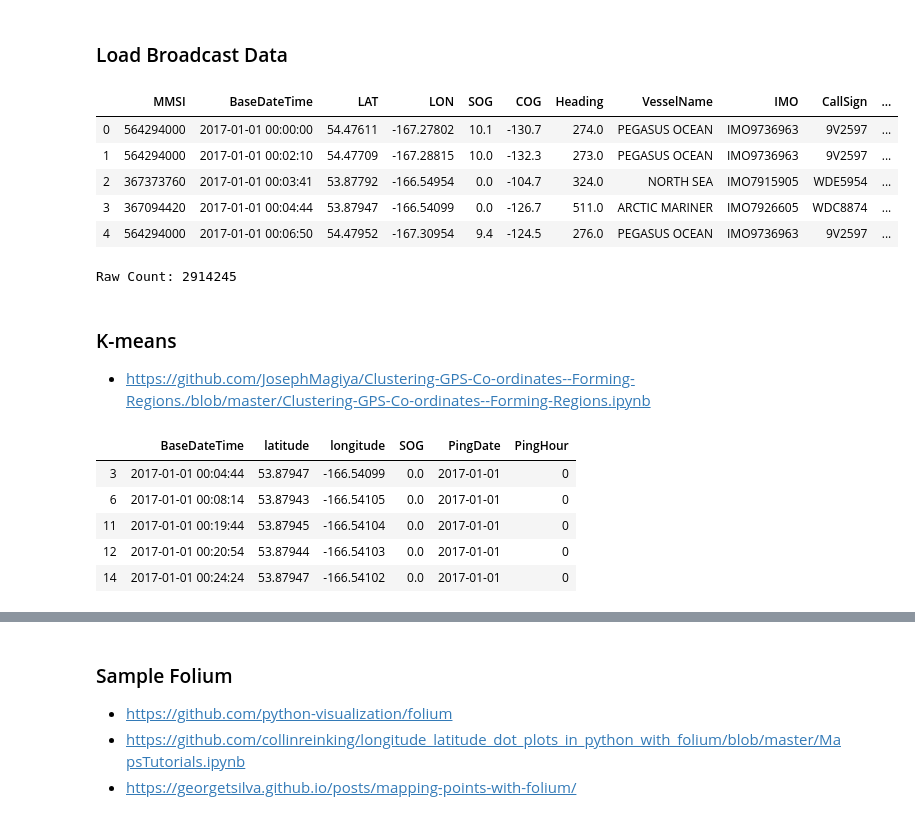
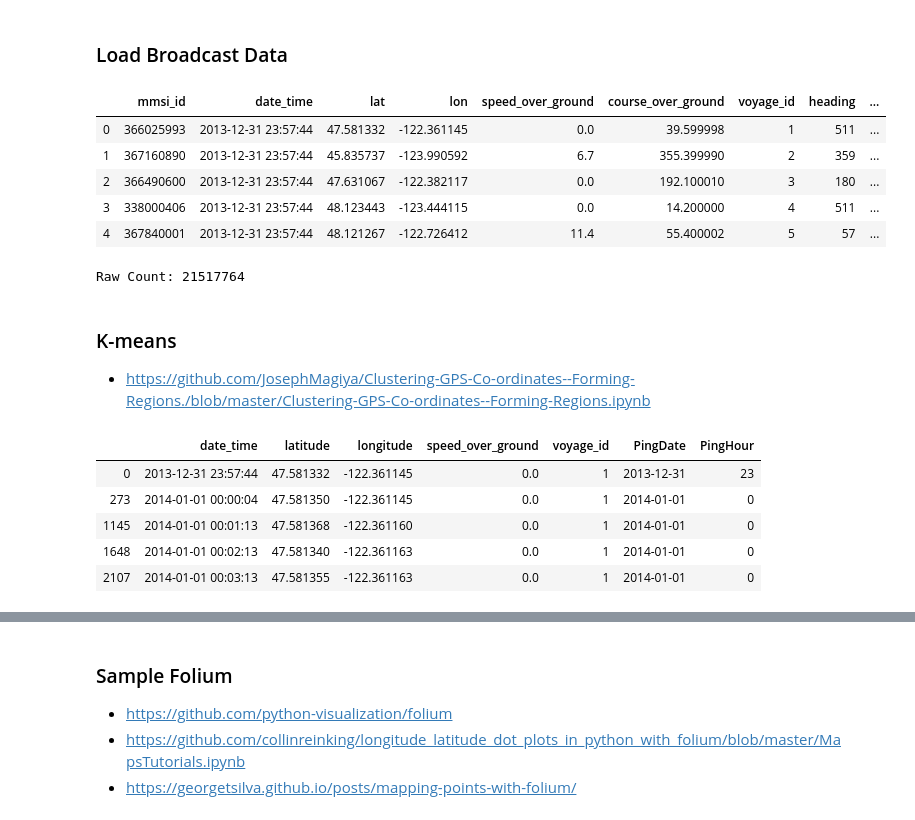
Before and after one commit to att-vault/vault, a Jupyter notebook: Notebook/AIS_Analyze_Vessel_Cluster.ipynb, the cells around one changed output, grey strips where cells are left out. Cells and saved outputs as stored; diff of their text form; code cells hidden in the pictures.

```diff
--- a/Notebook/AIS_Analyze_Vessel_Cluster.ipynb
+++ b/Notebook/AIS_Analyze_Vessel_Cluster.ipynb
@@ -19,19 +19,19 @@ OutputDir = "/Users/cv0361/Desktop/TechChallenge/Data/csv/ValidAIS/"
 # %%
 folder = WorkingFolder + "Zone03_2017_01/"
 
-Broadcast = pd.read_csv("/Users/cv0361/Desktop/TechChallenge/Data/csv/AIS/AIS_2017_01_Zone03.csv", sep=",", parse_dates=['BaseDateTime'])
+Broadcast = pd.read_csv("/Users/cv0361/Desktop/TechChallenge/Data/csv/ValidAIS/Broadcast_Zone10_2014_01.csv", sep=",", parse_dates=['date_time'])
 Broadcast.head()
 # %% [output]
-|  | MMSI | BaseDateTime | LAT | LON | SOG | COG | Heading | VesselName | IMO | CallSign | ... |
-| 0 | 564294000 | 2017-01-01 00:00:00 | 54.47611 | -167.27802 | 10.1 | -130.7 | 274.0 | PEGASUS OCEAN | IMO9736963 | 9V2597 | ... |
-| 1 | 564294000 | 2017-01-01 00:02:10 | 54.47709 | -167.28815 | 10.0 | -132.3 | 273.0 | PEGASUS OCEAN | IMO9736963 | 9V2597 | ... |
-| 2 | 367373760 | 2017-01-01 00:03:41 | 53.87792 | -166.54954 | 0.0 | -104.7 | 324.0 | NORTH SEA | IMO7915905 | WDE5954 | ... |
-| 3 | 367094420 | 2017-01-01 00:04:44 | 53.87947 | -166.54099 | 0.0 | -126.7 | 511.0 | ARCTIC MARINER | IMO7926605 | WDC8874 | ... |
-| 4 | 564294000 | 2017-01-01 00:06:50 | 54.47952 | -167.30954 | 9.4 | -124.5 | 276.0 | PEGASUS OCEAN | IMO9736963 | 9V2597 | ... |
+|  | mmsi_id | date_time | lat | lon | speed_over_ground | course_over_ground | voyage_id | heading | ... |
+| 0 | 366025993 | 2013-12-31 23:57:44 | 47.581332 | -122.361145 | 0.0 | 39.599998 | 1 | 511 | ... |
+| 1 | 367160890 | 2013-12-31 23:57:44 | 45.835737 | -123.990592 | 6.7 | 355.399990 | 2 | 359 | ... |
+| 2 | 366490600 | 2013-12-31 23:57:44 | 47.631067 | -122.382117 | 0.0 | 192.100010 | 3 | 180 | ... |
+| 3 | 338000406 | 2013-12-31 23:57:44 | 48.123443 | -123.444115 | 0.0 | 14.200000 | 4 | 511 | ... |
+| 4 | 367840001 | 2013-12-31 23:57:44 | 48.121267 | -122.726412 | 11.4 | 55.400002 | 5 | 57 | ... |
 # %%
 print("Raw Count:", Broadcast.shape[0])
 # %% [output]
-Raw Count: 2914245
+Raw Count: 21517764
 # %% [markdown]
 ### K-means
 * https://github.com/JosephMagiya/Clustering-GPS-Co-ordinates--Forming-Regions./blob/master/Clustering-GPS-Co-ordinates--Forming-Regions.ipynb
@@ -42,30 +42,36 @@ import seaborn as sns; sns.set()
 # %%
 # AIS_2017_01_Zone03
 # ====================
-# 367094420      ARCTIC MARINER 	 type: 1001 - Fishing, 31x9.28       lots of points
-# 367565680      ADAMANT             type: 1001 - Fishing, 18x8          lots of points
-# 367373760      NORTH SEA           type: 1001 - Fishing, 37x10
+# 367094420      ARCTIC MARINER 	 type: 1001 - Fishing, 31x9.28       lots of points   multiple trips, same route
+# 367565680      ADAMANT             type: 1001 - Fishing, 18x8          lots of points   ?
+# 367373760      NORTH SEA           type: 1001 - Fishing, 37x10                          ?
 # 440102000      TORAH               type: 1004 - Freight, 115.8x16.62   lots of points   weird
-# 636014222      Zim Rotter          type: 1004 - Freight, 349x45.73
+# 636014222      Zim Rotter          type: 1004 - Freight, 349x45.73                      Going some where
 # 367322830      GYRFALCON           type: 1025 - Towing, 30.63x10.4     lots of points   weird behavior
 
+# Broadcast_Zone10_2014_01
+# =========================
+# 366025993
 
-mmsi = 367094420
 
-df = Broadcast.loc[Broadcast.MMSI==mmsi, ['BaseDateTime', 'LAT', 'LON', 'SOG']]
-df.rename(columns={'LAT':'latitude', 'LON':'longitude'}, inplace=True)
 
-df['PingDate'] = df['BaseDateTime'].dt.date
-df['PingHour'] = df['BaseDateTime'].dt.hour
+mmsi = 366025993
+voyage_id = np.nan
+
+df = Broadcast.loc[Broadcast.mmsi_id==mmsi, ['date_time', 'lat', 'lon', 'speed_over_ground', 'voyage_id']]  # & (Broadcast.voyage_id.isnull()
+df.rename(columns={'lat':'latitude', 'lon':'longitude'}, inplace=True)
+
+df['PingDate'] = df['date_time'].dt.date
+df['PingHour'] = df['date_time'].dt.hour
 
 df.head()
 # %% [output]
-|  | BaseDateTime | latitude | longitude | SOG | PingDate | PingHour |
-| 3 | 2017-01-01 00:04:44 | 53.87947 | -166.54099 | 0.0 | 2017-01-01 | 0 |
-| 6 | 2017-01-01 00:08:14 | 53.87943 | -166.54105 | 0.0 | 2017-01-01 | 0 |
-| 11 | 2017-01-01 00:19:44 | 53.87945 | -166.54104 | 0.0 | 2017-01-01 | 0 |
-| 12 | 2017-01-01 00:20:54 | 53.87944 | -166.54103 | 0.0 | 2017-01-01 | 0 |
-| 14 | 2017-01-01 00:24:24 | 53.87947 | -166.54102 | 0.0 | 2017-01-01 | 0 |
+|  | date_time | latitude | longitude | speed_over_ground | voyage_id | PingDate | PingHour |
+| 0 | 2013-12-31 23:57:44 | 47.581332 | -122.361145 | 0.0 | 1 | 2013-12-31 | 23 |
+| 273 | 2014-01-01 00:00:04 | 47.581350 | -122.361145 | 0.0 | 1 | 2014-01-01 | 0 |
+| 1145 | 2014-01-01 00:01:13 | 47.581368 | -122.361160 | 0.0 | 1 | 2014-01-01 | 0 |
+| 1648 | 2014-01-01 00:02:13 | 47.581340 | -122.361163 | 0.0 | 1 | 2014-01-01 | 0 |
+| 2107 | 2014-01-01 00:03:13 | 47.581355 | -122.361163 | 0.0 | 1 | 2014-01-01 | 0 |
 # %%
 df.shape
 # %% [output]
```
Also changed, not shown: parts of 12 cells of this notebook.
